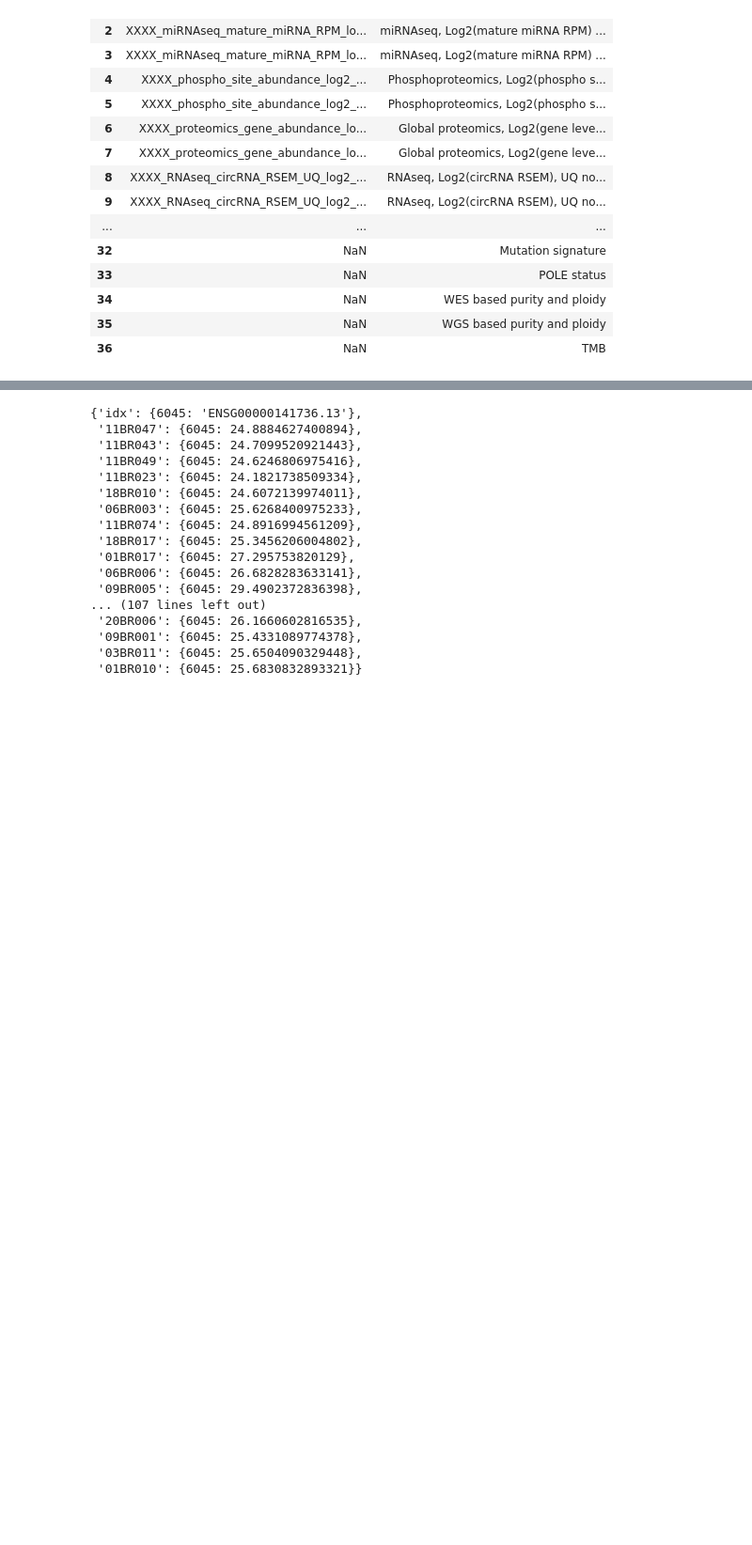
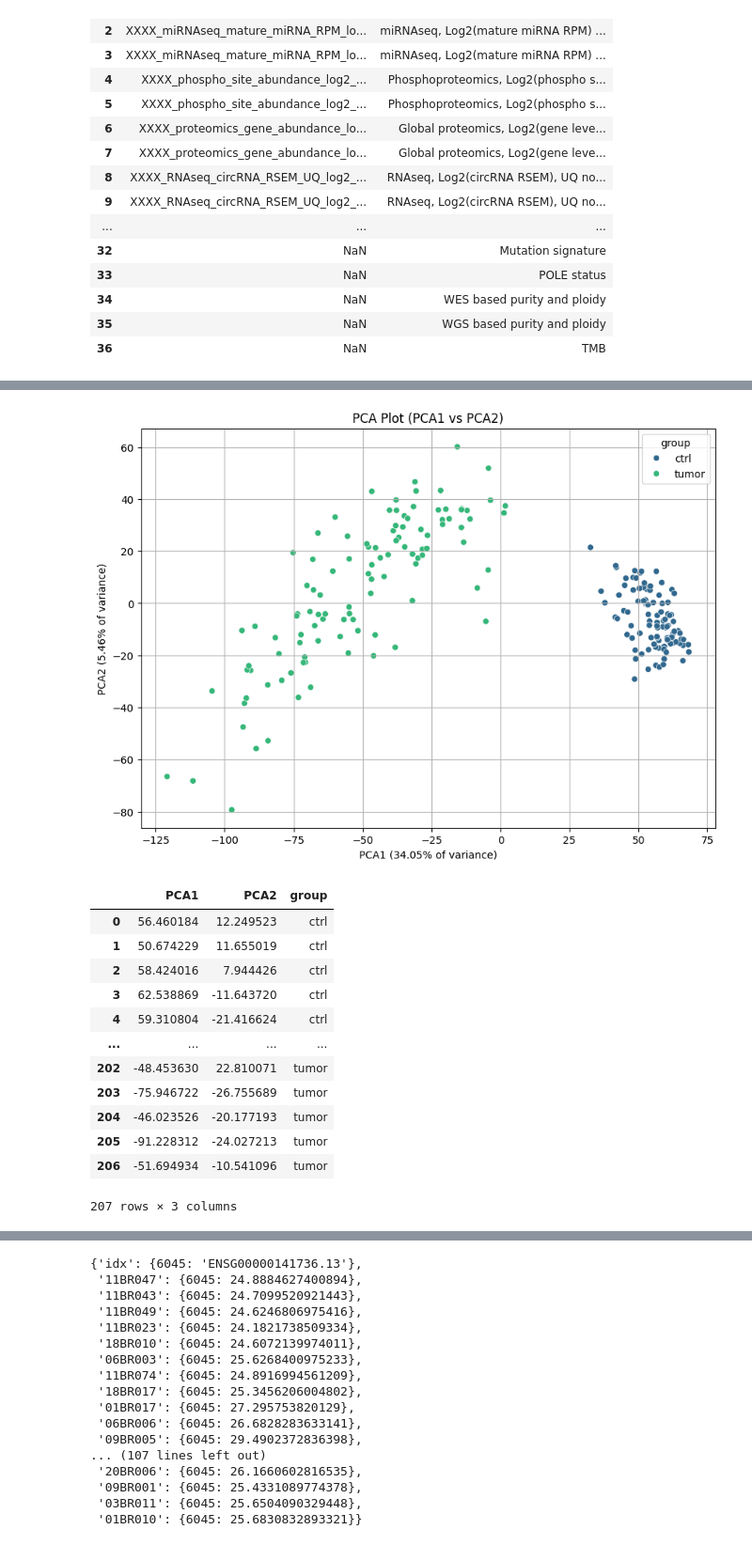
Before and after one commit to saezlab/networkcommons, a Jupyter notebook: docs/src/vignettes/4_cptac_phosphoactivity.ipynb, the cells around one changed output, grey strips where cells are left out. Shown at 94% size. Cells and saved outputs as stored; diff of their text form; code cells hidden in the pictures; blank space fills up the shorter version.

```diff
--- a/docs/src/vignettes/4_cptac_phosphoactivity.ipynb
+++ b/docs/src/vignettes/4_cptac_phosphoactivity.ipynb
@@ -68,0 +69,3 @@ mutations_table
+# %%
+proteomics_meta = pd.DataFrame({'sample': proteomics.set_index('idx').columns.to_list()})
+proteomics_meta['group'] = proteomics_meta['sample'].apply(lambda x: 'ctrl' if '_ctrl' in x else 'tumor')
@@ -68,0 +125,2 @@ mutations_table
+# %%
+proteomics = handle_missing_values(proteomics)
@@ -68,0 +226,17 @@ mutations_table
+# %%
+plot_pca(proteomics, proteomics_meta)
+# %% [output]
+[figure, added]
+|  | PCA1 | PCA2 | group |
+| 0 | 56.460184 | 12.249523 | ctrl |
+| 1 | 50.674229 | 11.655019 | ctrl |
+| 2 | 58.424016 | 7.944426 | ctrl |
+| 3 | 62.538869 | -11.643720 | ctrl |
+| 4 | 59.310804 | -21.416624 | ctrl |
+| ... | ... | ... | ... |
+| 202 | -48.453630 | 22.810071 | tumor |
+| 203 | -75.946722 | -26.755689 | tumor |
+| 204 | -46.023526 | -20.177193 | tumor |
+| 205 | -91.228312 | -24.027213 | tumor |
+| 206 | -51.694934 | -10.541096 | tumor |
+207 rows × 3 columns
```
Also changed, not shown: parts of 77 cells of this notebook.
